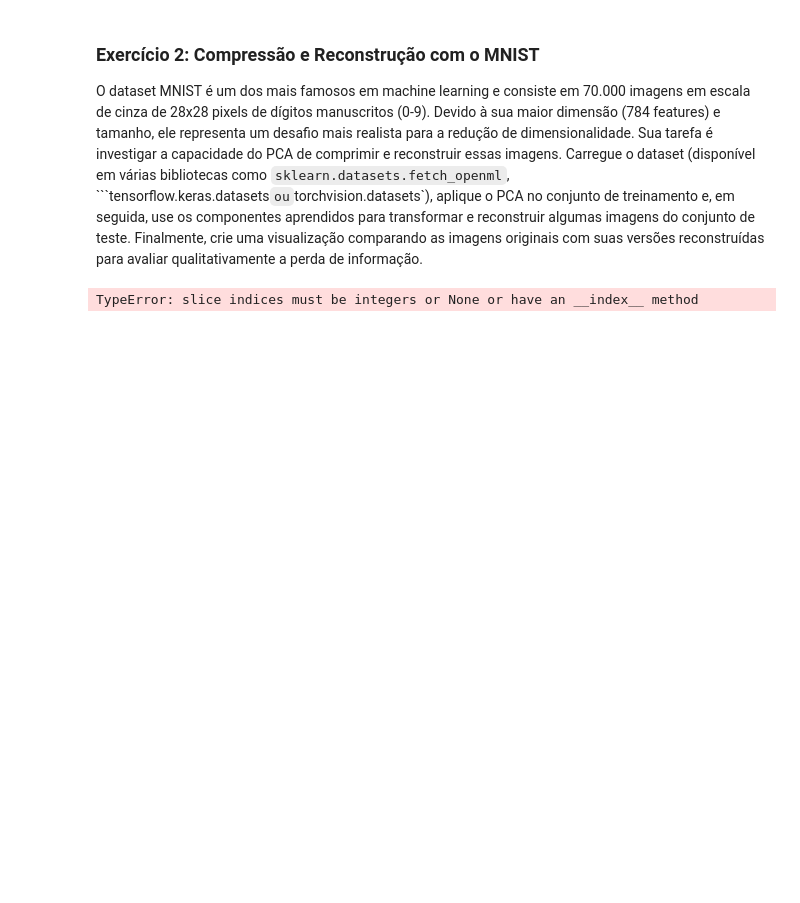
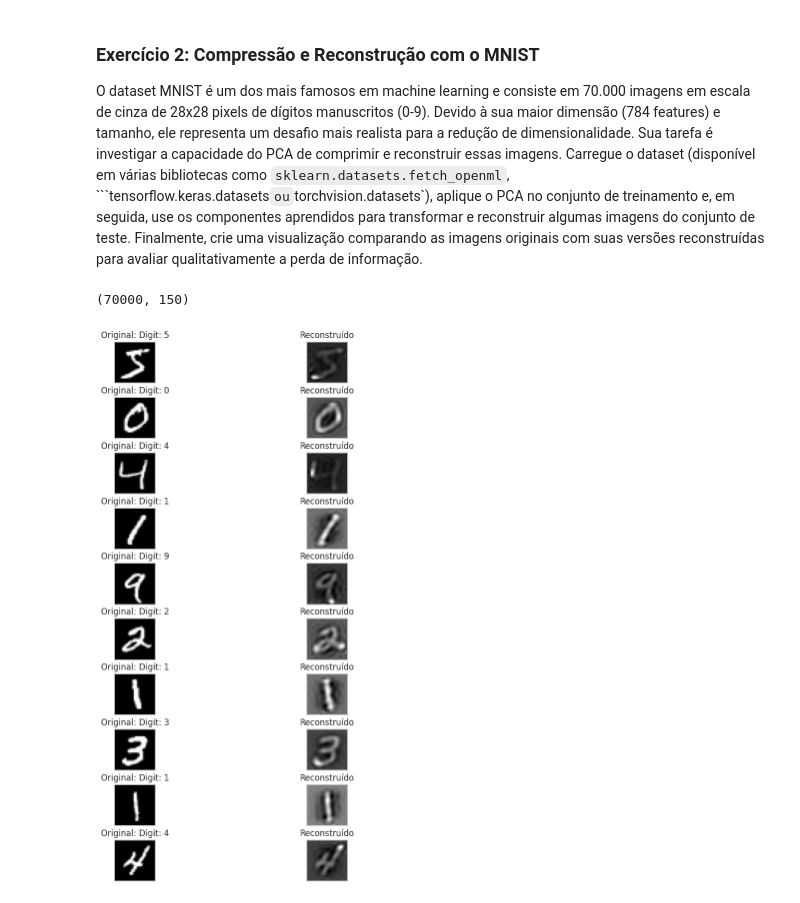
Before and after one commit to DanielBR0612/unsupervised-learning, a Jupyter notebook: 07 - PCA.ipynb, the cells around one changed output. Drawn from its saved outputs; the diff is of its cells as text; code cells hidden in the pictures; blank space fills up the shorter version.

````diff
--- a/07 - PCA.ipynb
+++ b/07 - PCA.ipynb
@@ -461,6 +461,7 @@ plt.show()
 O dataset MNIST é um dos mais famosos em machine learning e consiste em 70.000 imagens em escala de cinza de 28x28 pixels de dígitos manuscritos (0-9). Devido à sua maior dimensão (784 features) e tamanho, ele representa um desafio mais realista para a redução de dimensionalidade. Sua tarefa é investigar a capacidade do PCA de comprimir e reconstruir essas imagens. Carregue o dataset (disponível em várias bibliotecas como `sklearn.datasets.fetch_openml`, ```tensorflow.keras.datasets` ou `torchvision.datasets`), aplique o PCA no conjunto de treinamento e, em seguida, use os componentes aprendidos para transformar e reconstruir algumas imagens do conjunto de teste. Finalmente, crie uma visualização comparando as imagens originais com suas versões reconstruídas para avaliar qualitativamente a perda de informação.
 # %%
 from sklearn.datasets import fetch_openml
+from sklearn.preprocessing import StandardScaler
 
 mnist = fetch_openml(
     name='mnist_784',
@@ -474,9 +475,31 @@ y_mnist = mnist.target
 scaler = StandardScaler()
 X_scaled_mnist = scaler.fit_transform(X_mnist)
 
-mnist_pca = PCA(n_components=0.95)
+# Set n_components to an integer value.
+# Using 150 for demonstration, you can adjust this value.
+n_components = 150
+mnist_pca = PCA(n_components=n_components)
 X_mnist_pca = mnist_pca.fit_transform(X_scaled_mnist)
 
 print(X_mnist_pca.shape)
 # %% [output]
-TypeError: slice indices must be integers or None or have an __index__ method
+(70000, 150)
+# %%
+
+X_mnist_projected = mnist_pca.transform(X_scaled_mnist)
+
+X_mnist_reconstructed = np.dot(X_mnist_projected, mnist_pca.components) + mnist_pca.mean
+# %%
+X_original_images = X_mnist.values.reshape(-1, 28, 28)
+X_reconstructed_images = X_mnist_reconstructed.real.reshape(-1, 28, 28)
+
+n_comparisons = 10
+original_samples = X_original_images[:n_comparisons]
+reconstructed_samples = X_reconstructed_images[:n_comparisons]
+sample_titles = [f"Digit: {label}" for label in y_mnist[:n_comparisons].values]
+
+plot_reconstructions(original_samples.reshape(n_comparisons, -1),
+                     reconstructed_samples.reshape(n_comparisons, -1),
+                     sample_titles, 28, 28)
+# %% [output]
+[figure, added]
````
